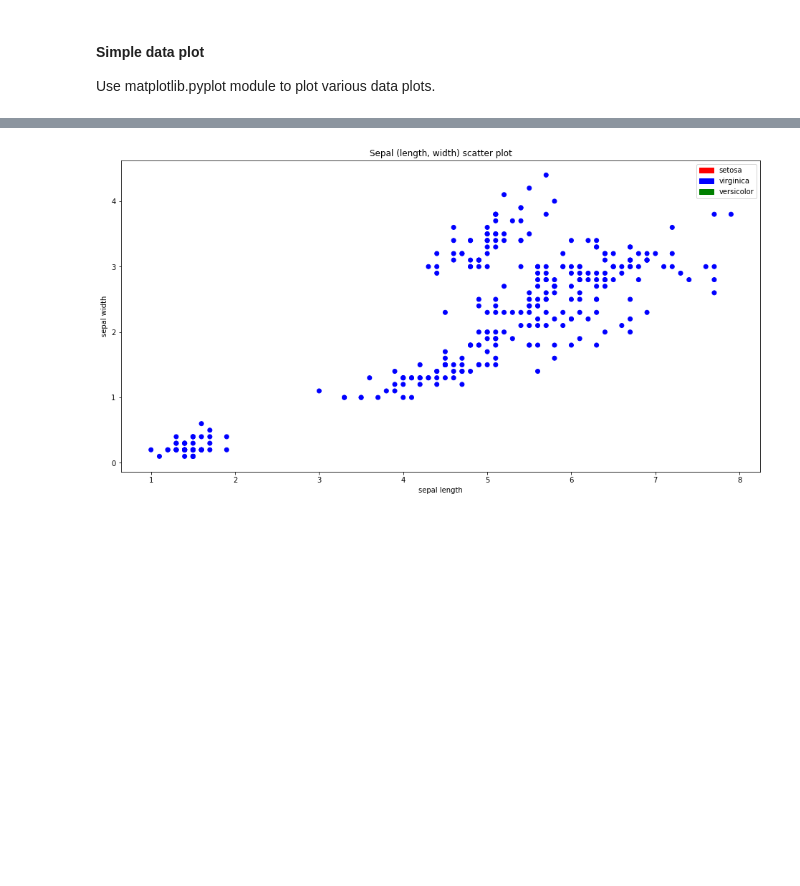
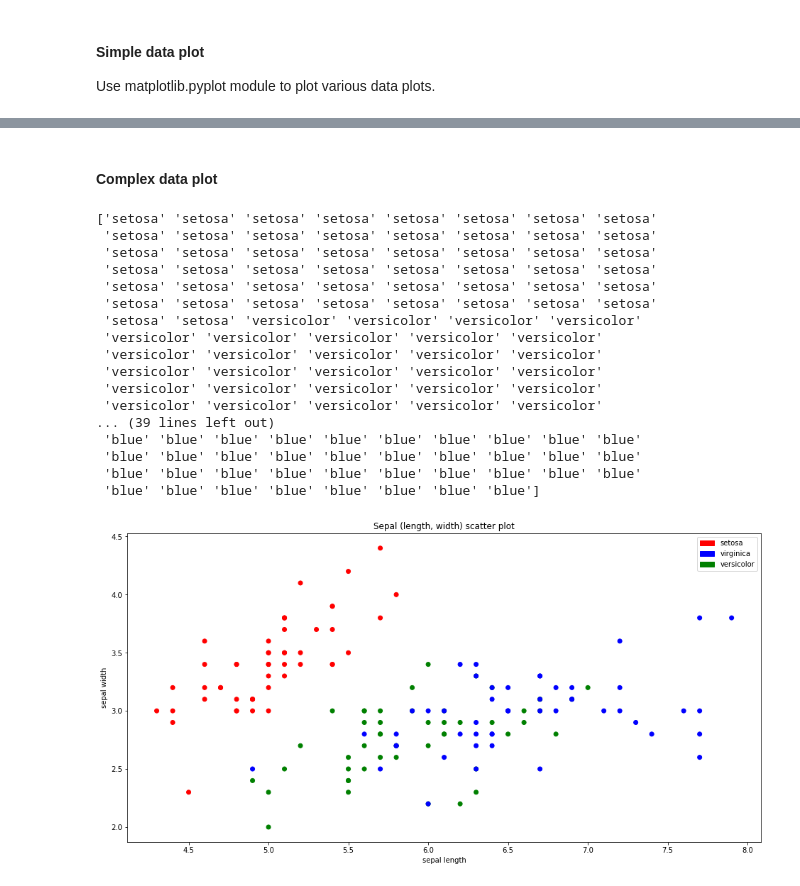
Before and after one commit to eduards-v/pyplot-numpy-problem-set, a Jupyter notebook: fishers-iris-data-set.ipynb, the cells around one changed output, grey strips where cells are left out. Cells and saved outputs as stored; diff of their text form; code cells hidden in the pictures; blank space fills up the shorter version.

Commit message:
Plotted Complex Graph with coloured points

```diff
--- a/fishers-iris-data-set.ipynb
+++ b/fishers-iris-data-set.ipynb
@@ -19,3 +27,5 @@ Use matplotlib.pyplot module to plot various data plots.
+# %% [markdown]
+#### Complex data plot
 # %%
 import matplotlib.pyplot as pl
 
@@ -25,35 +35,53 @@ pl.rcParams['figure.figsize']=(16,8)
 
 # Each point on a graph has a label setosa, versicolor and virginica
 # We need to colour each point on the graph based on it's label.
 # scatter() function has a parameter for colour where we can specify our colour list.
 # Let's create a copy of the species list and change each label to colour.
 _species = species
-
+#print(species)
 for index, item in enumerate(_species):
     if 'setosa' == item:
         _species[index] = "red"
     elif 'versicolor' == item:
         _species[index] = "green"
     elif 'virginica':
         _species[index] = "blue"
 
-
+# convert list to arrays
 colours = np.array(_species)
 labels = np.array(species)
+#print(labels)
 #print(_species)
 
-# plots x vs y scatter plot
+# plots x vs y scatter plot and add colours and labels
 pl.scatter(sepal_length, sepal_width, c = colours, label = labels)
-pl.scatter(petal_length, petal_width, c = colours, label = labels)
+#pl.scatter(petal_length, petal_width, c = colours, label = labels)
 pl.xlabel('sepal length')
 pl.ylabel('sepal width')
 
 # How to match colours to a labels?
 # Adopted from https://stackoverflow.com/questions/44164111/setting-a-legend-matching-the-colours-in-pyplot-scatter/44164349#44164349
 import matplotlib.patches as mpatches
 handles = [mpatches.Patch(color=colour, label=label) for label, colour in [('setosa', 'red'), ('virginica', 'blue'), ('versicolor', 'green')]]
 pl.legend(handles=handles)
 pl.title('Sepal (length, width) scatter plot')
 pl.show()
 # %% [output]
+['setosa' 'setosa' 'setosa' 'setosa' 'setosa' 'setosa' 'setosa' 'setosa'
+ 'setosa' 'setosa' 'setosa' 'setosa' 'setosa' 'setosa' 'setosa' 'setosa'
+ 'setosa' 'setosa' 'setosa' 'setosa' 'setosa' 'setosa' 'setosa' 'setosa'
+ 'setosa' 'setosa' 'setosa' 'setosa' 'setosa' 'setosa' 'setosa' 'setosa'
+ 'setosa' 'setosa' 'setosa' 'setosa' 'setosa' 'setosa' 'setosa' 'setosa'
+ 'setosa' 'setosa' 'setosa' 'setosa' 'setosa' 'setosa' 'setosa' 'setosa'
+ 'setosa' 'setosa' 'versicolor' 'versicolor' 'versicolor' 'versicolor'
+ 'versicolor' 'versicolor' 'versicolor' 'versicolor' 'versicolor'
+ 'versicolor' 'versicolor' 'versicolor' 'versicolor' 'versicolor'
+ 'versicolor' 'versicolor' 'versicolor' 'versicolor' 'versicolor'
+ 'versicolor' 'versicolor' 'versicolor' 'versicolor' 'versicolor'
+ 'versicolor' 'versicolor' 'versicolor' 'versicolor' 'versicolor'
+... (39 lines left out)
+ 'blue' 'blue' 'blue' 'blue' 'blue' 'blue' 'blue' 'blue' 'blue' 'blue'
+ 'blue' 'blue' 'blue' 'blue' 'blue' 'blue' 'blue' 'blue' 'blue' 'blue'
+ 'blue' 'blue' 'blue' 'blue' 'blue' 'blue' 'blue' 'blue' 'blue' 'blue'
+ 'blue' 'blue' 'blue' 'blue' 'blue' 'blue' 'blue' 'blue']
-[figure, old version]
+[figure, new version]
```
Also changed, not shown: parts of 1 cell of this notebook.
